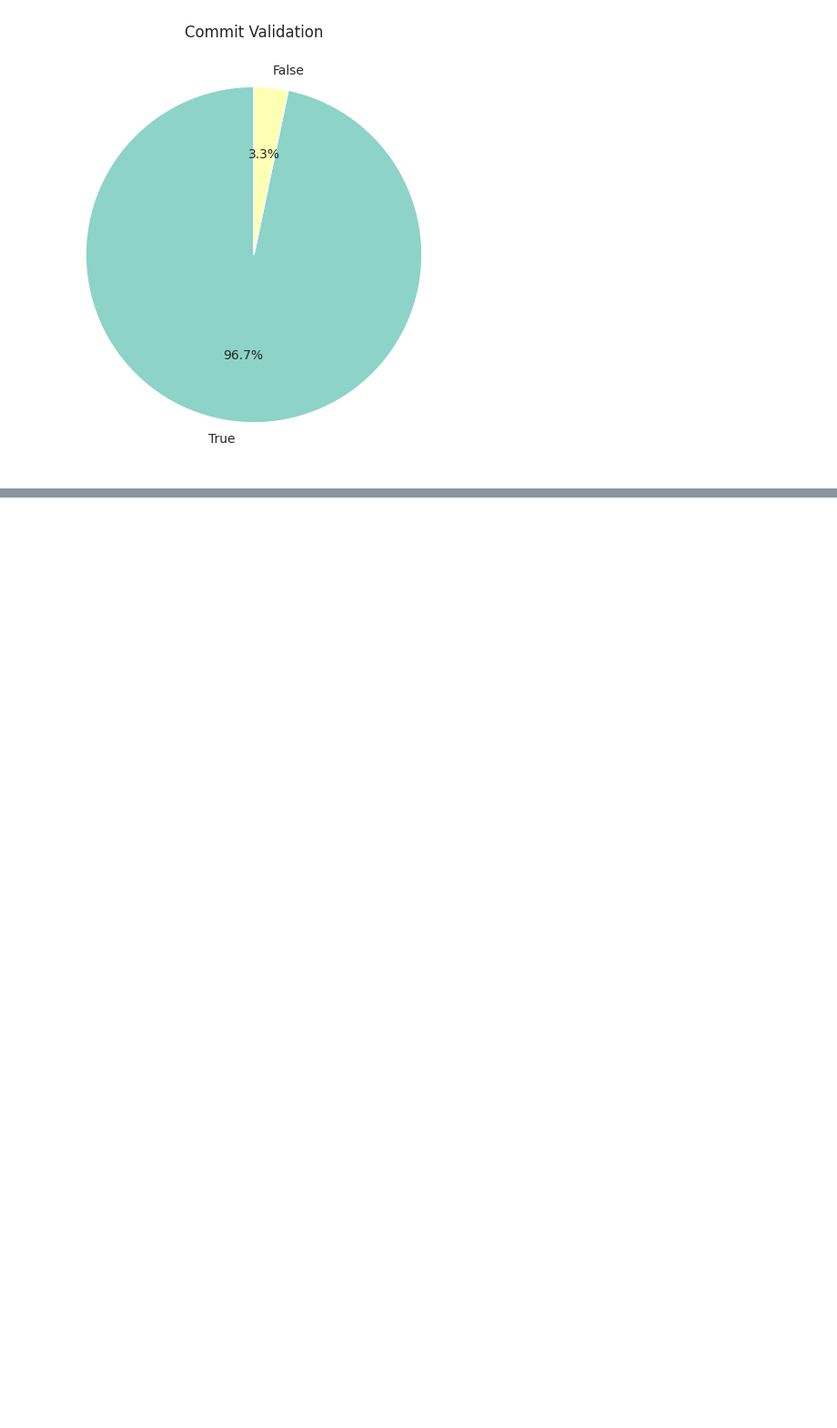
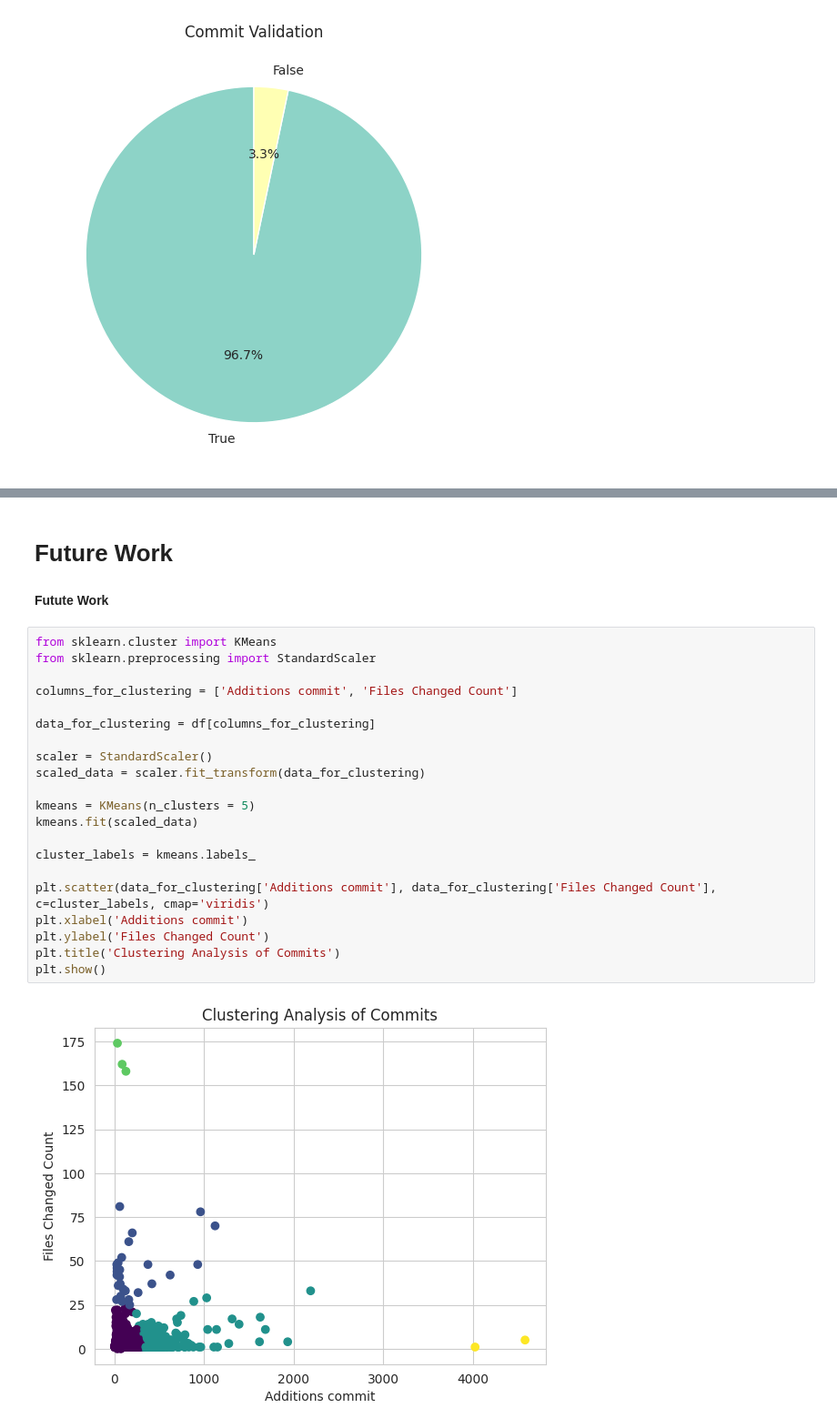
Before and after one commit to VinhPhamAI/Data-Analyst, a Jupyter notebook: Data_Analyst.ipynb, the cells around one changed output, grey strips where cells are left out. Shown: that part at 91% size. Saved outputs shown, nothing was run; the diff lists cells and outputs as text; blank space fills up the shorter version.

```diff
--- a/Data_Analyst.ipynb
+++ b/Data_Analyst.ipynb
@@ -577,0 +584,27 @@ KeyError: ignored
+# %% [markdown]
+# Future Work
+# %% [markdown]
+**Futute Work**
+# %%
+from sklearn.cluster import KMeans
+from sklearn.preprocessing import StandardScaler
+
+columns_for_clustering = ['Additions commit', 'Files Changed Count']
+
+data_for_clustering = df[columns_for_clustering]
+
+scaler = StandardScaler()
+scaled_data = scaler.fit_transform(data_for_clustering)
+
+kmeans = KMeans(n_clusters = 5)
+kmeans.fit(scaled_data)
+
+cluster_labels = kmeans.labels_
+
+plt.scatter(data_for_clustering['Additions commit'], data_for_clustering['Files Changed Count'], c=cluster_labels, cmap='viridis')
+plt.xlabel('Additions commit')
+plt.ylabel('Files Changed Count')
+plt.title('Clustering Analysis of Commits')
+plt.show()
+# %% [output]
+[figure, added]
```
Also changed, not shown: parts of 10 cells of this notebook.
